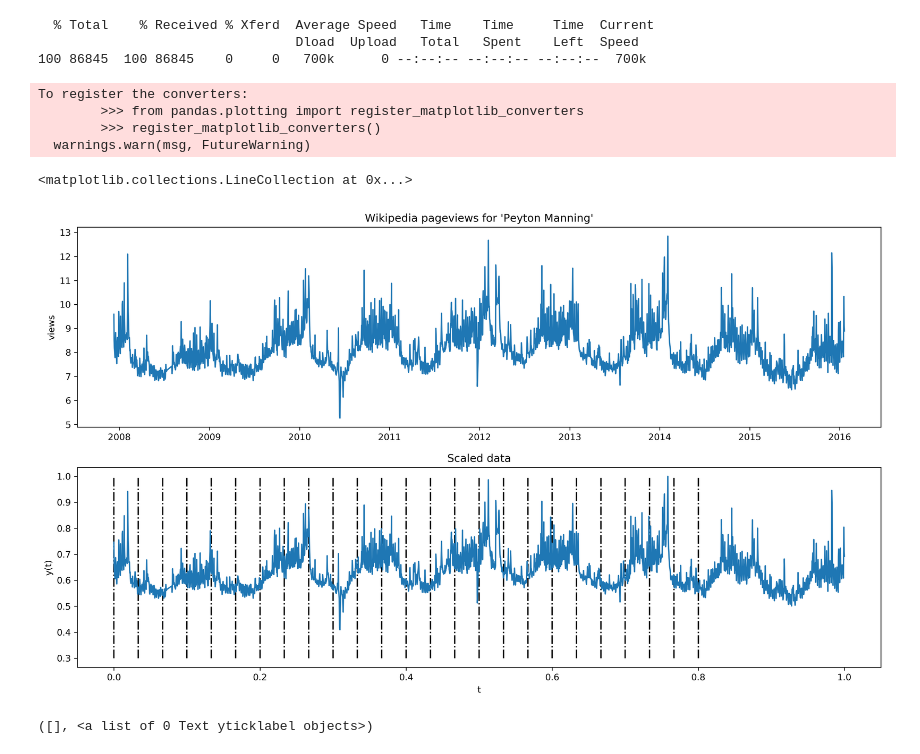
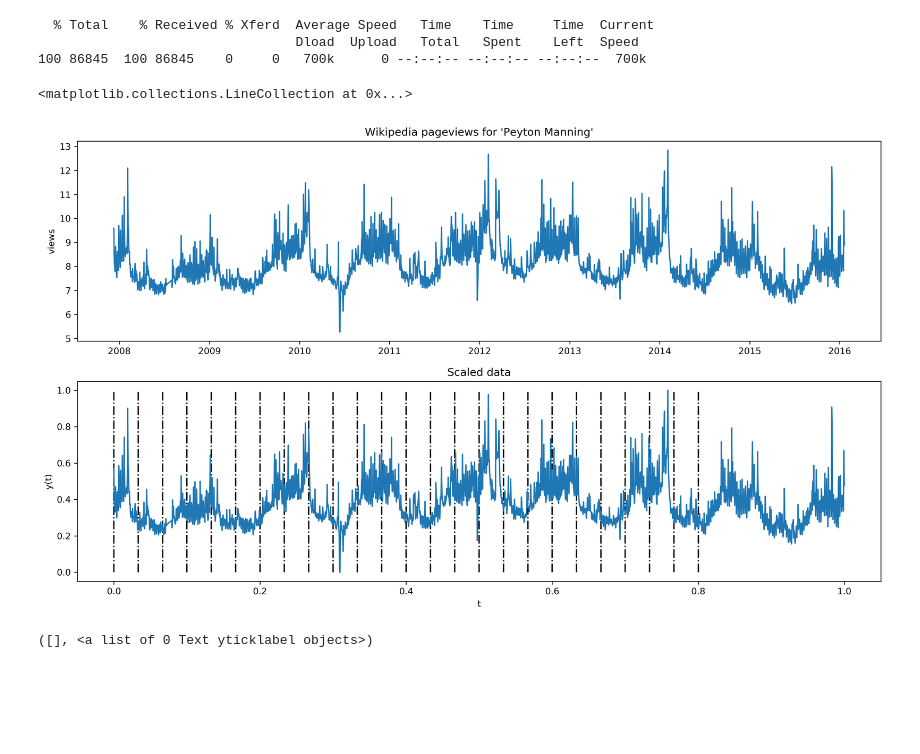
Before and after one commit to ritchie46/pydata-pymc3-prophet, a Jupyter notebook: notebooks/code-up.ipynb, the cells around one changed output. Drawn from its saved outputs; the diff is of its cells as text; code cells hidden in the pictures; blank space fills up the shorter version.

Commit message:
minmax scaled and pymc3 in a nutshell

```diff
--- a/notebooks/code-up.ipynb
+++ b/notebooks/code-up.ipynb
@@ -15,42 +16,38 @@ from scipy import stats
 # %%
 df = pd.read_csv('data.csv')
 df['ds'] = pd.to_datetime(df['ds'])
-df['y_scaled'] = df['y'] / df['y'].max()
+df['y_scaled'] = (df['y'] - df['y'].min()) / (df['y'].max() - df['y'].min())
 df['t'] = (df['ds'] - df['ds'].min()) / (df['ds'].max() - df['ds'].min())
 # %%
 np.random.seed(25)
 
 n_changepoints = 25
 t = np.linspace(0, 1, 1000)
 
 s = np.linspace(0, t[-1] * 0.8, n_changepoints)
 
 # plt.figure(figsize=(16, 3))
 # plt.xlabel('t')
 # plt.yticks([])
 
 
 fig = plt.figure(figsize=(16, 9), dpi=300)
 fig.patch.set_facecolor('white')
 plt.subplot(211)
 
 plt.title("Wikipedia pageviews for 'Peyton Manning'")
 plt.ylabel('views')
 plt.plot(df['ds'], df['y'])
 
 plt.subplot(212)
 plt.title('Scaled data')
 plt.xlabel('t')
 plt.ylabel('y(t)')
 plt.plot(df['t'], df['y_scaled'])
-plt.vlines(s, 0.3, df['t'].max(), linestyle='-.')
+plt.vlines(s, 0, df['t'].max(), linestyle='-.')
 # %% [output]
-To register the converters:
-        >>> from pandas.plotting import register_matplotlib_converters
-        >>> register_matplotlib_converters()
-  warnings.warn(msg, FutureWarning)
+<matplotlib.collections.LineCollection at 0x...>
-<matplotlib.collections.LineCollection at 0x...>
-[figure, old version]
+[figure, new version]
 # %%
 def det_dot(a, b):
     """
```
Also changed, not shown: parts of 7 cells of this notebook, 4 other files.
